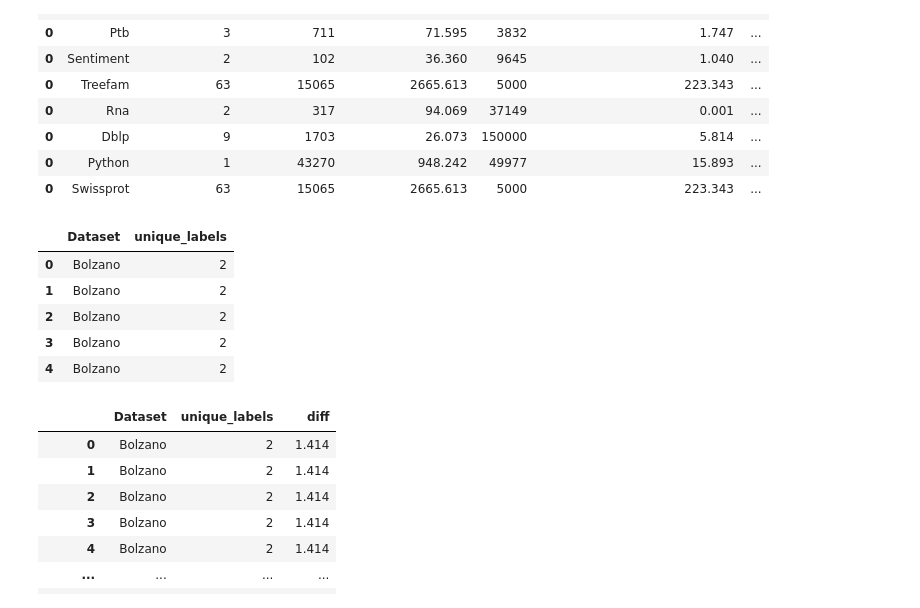
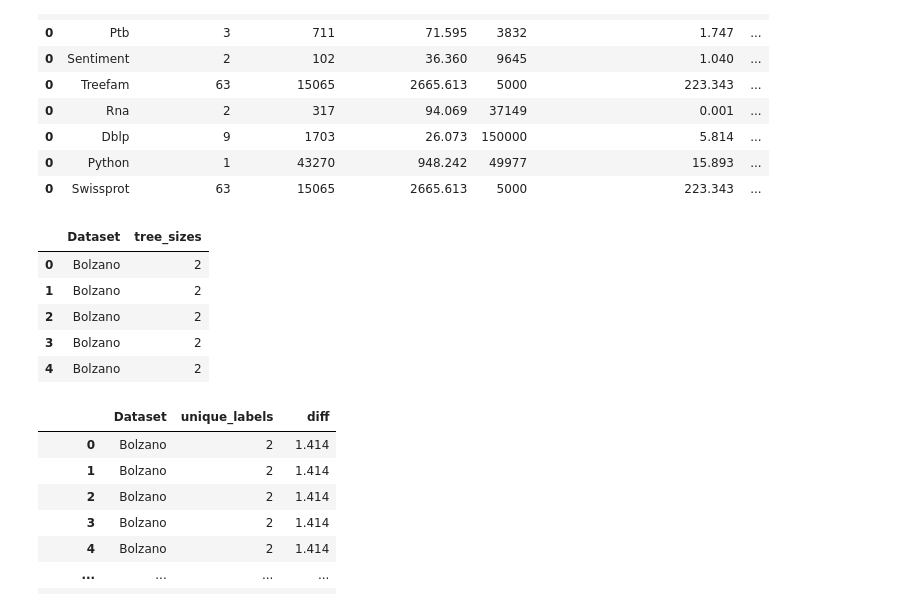
Before and after one commit to LukMRVC/tree-statistics, a Jupyter notebook: TED-viz.ipynb, the cells around one changed output. Drawn from its saved outputs; the diff is of its cells as text; code cells hidden in the pictures.

```diff
--- a/TED-viz.ipynb
+++ b/TED-viz.ipynb
@@ -131,8 +131,8 @@ for i, ds, in enumerate(datasets):
     col = i % 4
     try:
         loaded, dep, deg = load_stats(ds)
-    except:
-        print('Failed to load statistics for', ds)
+    except Exception as e:
+        print('Failed to load statistics for', ds, str(e))
         continue
     times_df = pd.concat([times_df, loaded])
 
@@ -173,22 +186,22 @@ import matplotlib.ticker as ticker
 # %%
 def load_stats(datasets, stats_type: str):
     distinct_labels_stats = pd.DataFrame()
     for ds in datasets:
         try:
             ds_path = join('./resources/statistics', ds.lower())
             path = join(ds_path, stats_type + '.csv')
             df = pd.read_csv(path, header=None, names=[stats_type])
             df.insert(0, 'Dataset', [ds.capitalize()] * len(df.index), True)
             distinct_labels_stats = pd.concat([distinct_labels_stats, df])
         except Exception as e:
             print(f"Failed to load {stats_type} stats for {ds}: {e}")
     return distinct_labels_stats
 
-unique_labels_stats = load_stats(datasets, 'unique_labels')
+unique_labels_stats = load_stats(datasets, 'tree_sizes')
 # tree_sizes_stats = load_stats(datasets, 'tree_sizes')
 unique_labels_stats.head()
 # %% [output]
-|  | Dataset | unique_labels |
+|  | Dataset | tree_sizes |
 | 0 | Bolzano | 2 |
 | 1 | Bolzano | 2 |
 | 2 | Bolzano | 2 |
```
Also changed, not shown: parts of 7 cells of this notebook, 2 other files.
